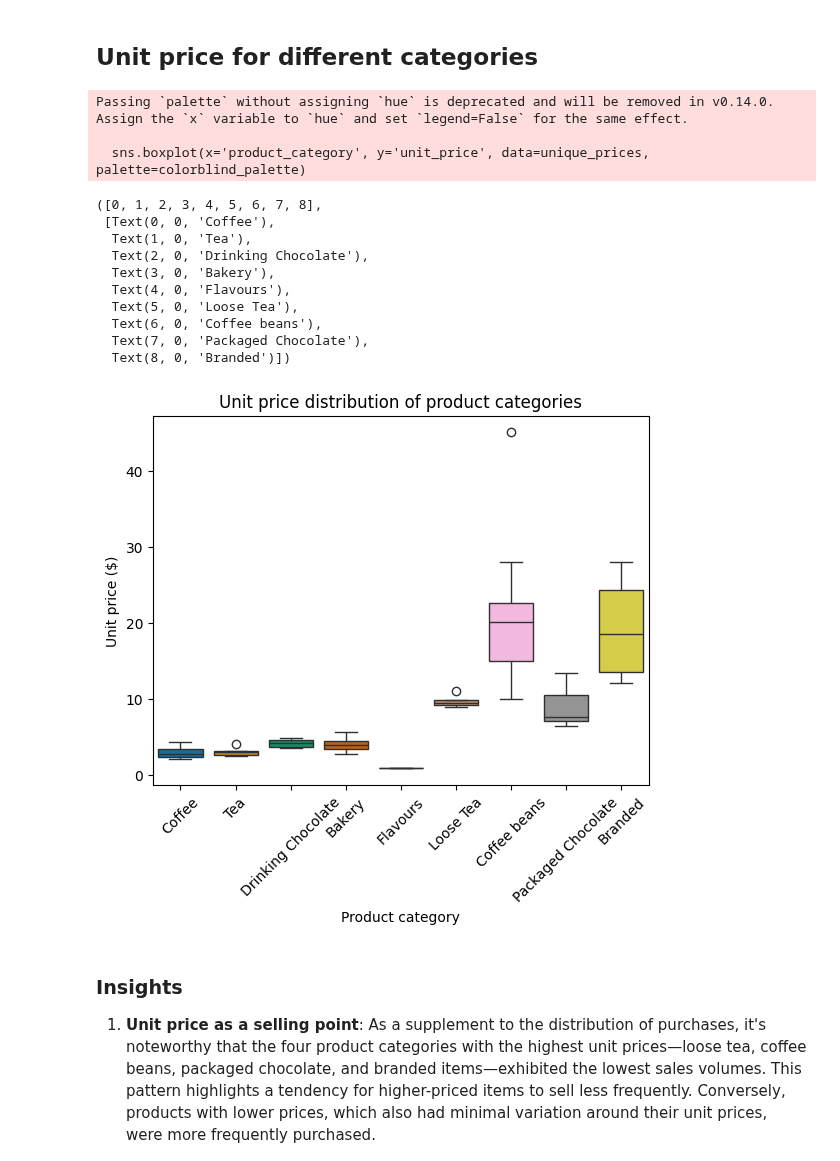
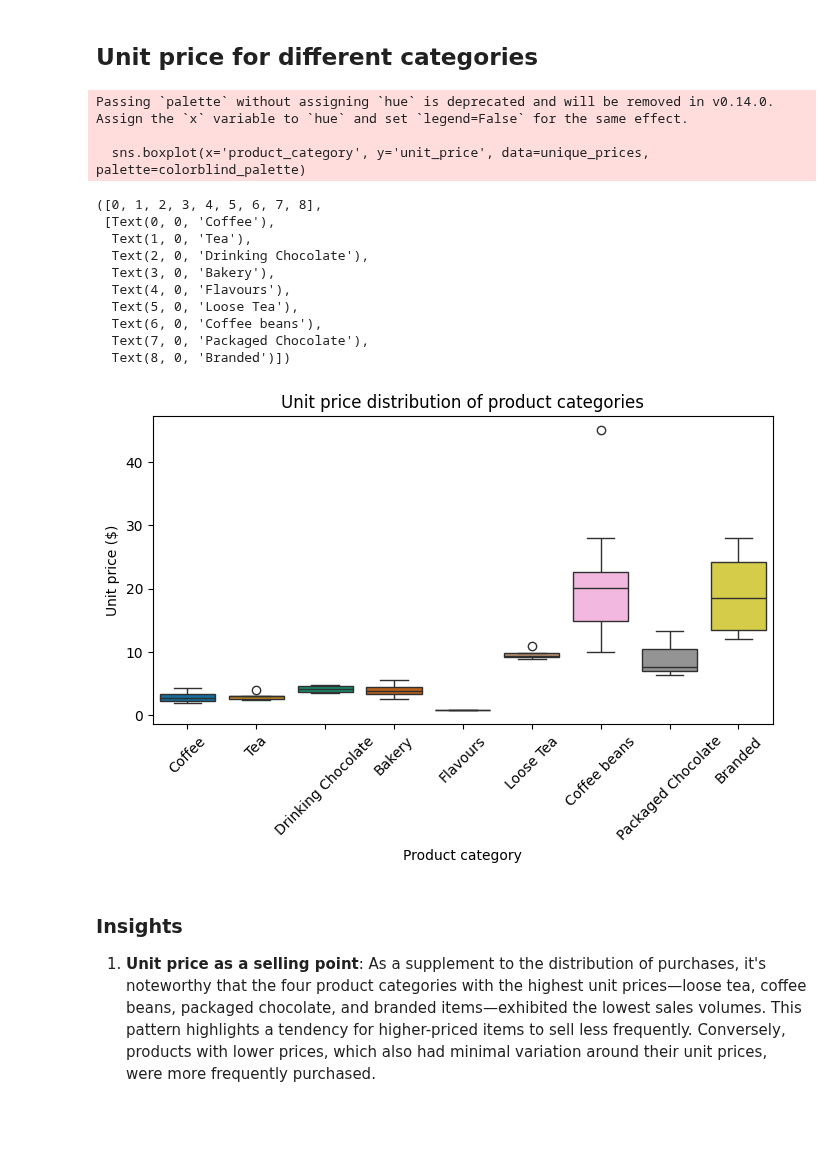
Before and after one commit to mlcuadra1/Coffee-Shop-EDA, a Jupyter notebook: notebooks/Script 2 - EDA.ipynb, the cells around one changed output. Saved outputs shown, nothing was run; the diff lists cells and outputs as text; code cells hidden in the pictures; blank space fills up the shorter version.

Commit message:
Update unit price plot

```diff
--- a/notebooks/Script 2 - EDA.ipynb
+++ b/notebooks/Script 2 - EDA.ipynb
@@ -177,33 +177,33 @@ plt.xticks(rotation=45)
 # %%
 unique_prices = data.drop_duplicates(subset=['product_category', 'unit_price'])
 
-# fig, ax = plt.subplots(figsize=figsize1_1)
+fig, ax = plt.subplots(figsize=figsize1_1)
 
 sns.boxplot(x='product_category', y='unit_price', data=unique_prices, palette=colorblind_palette)
 
-# ax0.set_xlabel('Product category')
-# ax0.set_ylabel('Unit price ($)')
-# ax0.set_title('Unit price distribution of product categories')
+ax0.set_xlabel('Product category')
+ax0.set_ylabel('Unit price ($)')
+ax0.set_title('Unit price distribution of product categories')
 
 plt.xlabel('Product category')
 plt.ylabel('Unit price ($)')
 plt.title('Unit price distribution of product categories')
 plt.xticks(rotation=45)
 # %% [output]
 Passing `palette` without assigning `hue` is deprecated and will be removed in v0.14.0. Assign the `x` variable to `hue` and set `legend=False` for the same effect.
 
   sns.boxplot(x='product_category', y='unit_price', data=unique_prices, palette=colorblind_palette)
 ([0, 1, 2, 3, 4, 5, 6, 7, 8],
  [Text(0, 0, 'Coffee'),
   Text(1, 0, 'Tea'),
   Text(2, 0, 'Drinking Chocolate'),
   Text(3, 0, 'Bakery'),
   Text(4, 0, 'Flavours'),
   Text(5, 0, 'Loose Tea'),
   Text(6, 0, 'Coffee beans'),
   Text(7, 0, 'Packaged Chocolate'),
   Text(8, 0, 'Branded')])
-[figure, old version]
+[figure, new version]
 # %% [markdown]
 ### Insights
 1. **Unit price as a selling point**: As a supplement to the distribution of purchases, it's noteworthy that the four product categories with the highest unit prices—loose tea, coffee beans, packaged chocolate, and branded items—exhibited the lowest sales volumes. This pattern highlights a tendency for higher-priced items to sell less frequently. Conversely, products with lower prices, which also had minimal variation around their unit prices, were more frequently purchased.
```
Also changed, not shown: 1 other file.
